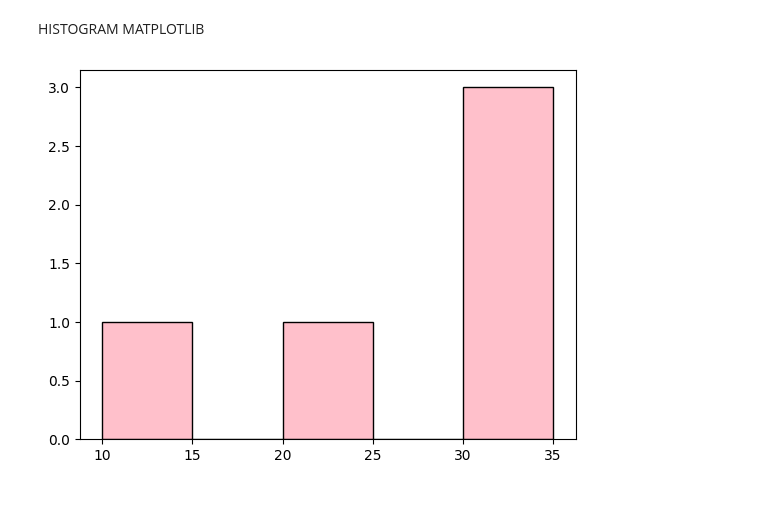
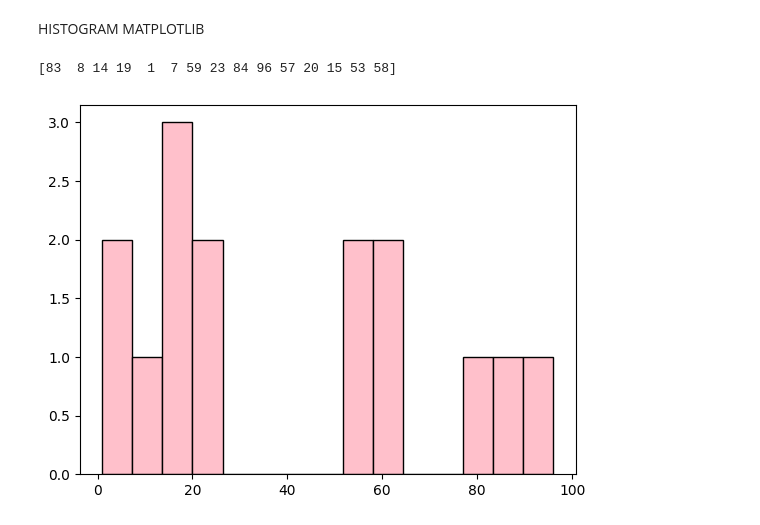
Before and after one commit to Amandeep006/QSPIDER-, a Jupyter notebook: Python/MatPlt.ipynb, the cells around one changed output. Cells and saved outputs as stored; diff of their text form; code cells hidden in the pictures.

```diff
--- a/Python/MatPlt.ipynb
+++ b/Python/MatPlt.ipynb
@@ -75,8 +75,10 @@ plt.show()
 # %% [markdown]
 HISTOGRAM MATPLOTLIB
 # %%
-X=[30,40,50,31,12,15,17,19,11]
+x=np.random.randint(1,100,15)
+print(x)
 plt.hist(x,bins=len(x),edgecolor="black",color="pink")
 plt.show()
 # %% [output]
+[83  8 14 19  1  7 59 23 84 96 57 20 15 53 58]
-[figure, old version]
+[figure, new version]
```
Also changed, not shown: parts of 13 cells of this notebook, 8 other files.
